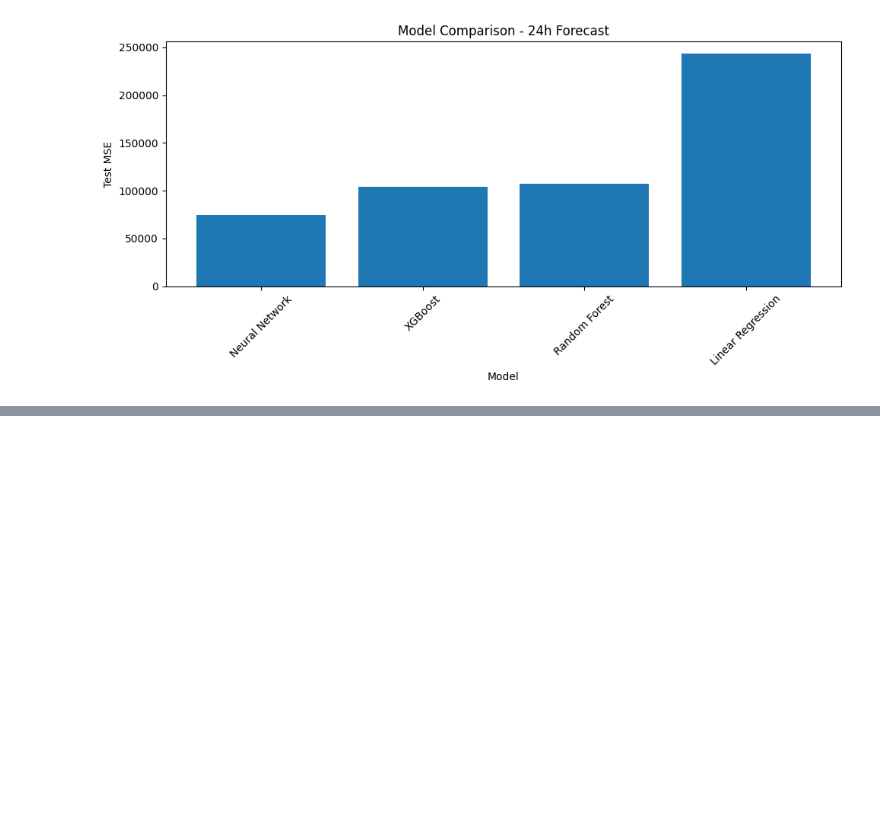
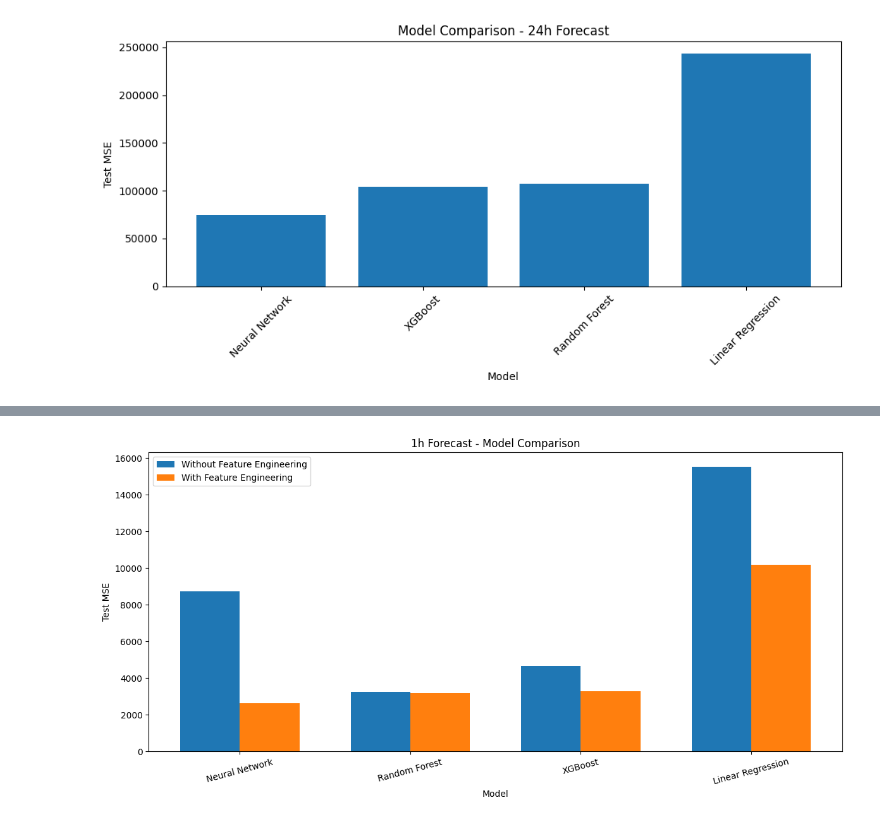
Before and after one commit to pbahde2/SupervisedLearning, a Jupyter notebook: SlCaseStudy.ipynb, the cells around one changed output, grey strips where cells are left out. Cells and saved outputs as stored; diff of their text form; code cells hidden in the pictures; blank space fills up the shorter version.

```diff
--- a/SlCaseStudy.ipynb
+++ b/SlCaseStudy.ipynb
@@ -601,0 +604,100 @@ Total Runtime: 17.34 minutes
+# %%
+import pandas as pd
+import matplotlib.pyplot as plt
+import numpy as np
+
+# =====================================================
+# Load results
+# =====================================================
+
+results_with_fe_1h = pd.read_csv(
+    "results_with_feature_engineering_1h.csv"
+)
+
+results_without_fe_1h = pd.read_csv(
+    "results_without_feature_engineering_1h.csv"
+)
+
+results_with_fe_24h = pd.read_csv(
+    "results_with_feature_engineering_24h.csv"
+)
+
+results_without_fe_24h = pd.read_csv(
+    "results_without_feature_engineering_24h.csv"
+)
+
+# =====================================================
+# Function for plotting
+# =====================================================
+
+def plot_results(results_with_fe, results_without_fe, horizon):
+
+    # Sort models consistently
+    models = results_with_fe["Model"].tolist()
+
+    mse_with_fe = (
+        results_with_fe
+        .set_index("Model")
+        .loc[models]["Test MSE"]
+        .values
+    )
+
+    mse_without_fe = (
+        results_without_fe
+        .set_index("Model")
+        .loc[models]["Test MSE"]
+        .values
+    )
+
+    x = np.arange(len(models))
+    width = 0.35
+
+    plt.figure(figsize=(12, 6))
+
+    plt.bar(
+        x - width / 2,
+        mse_without_fe,
+        width,
+        label="Without Feature Engineering"
+    )
+
+    plt.bar(
+        x + width / 2,
+        mse_with_fe,
+        width,
+        label="With Feature Engineering"
+    )
+
+    plt.xticks(x, models, rotation=15)
+
+    plt.ylabel("Test MSE")
+    plt.xlabel("Model")
+    plt.title(f"{horizon} Forecast - Model Comparison")
+
+    plt.legend()
+
+    plt.tight_layout()
+    plt.show()
+
+
+# =====================================================
+# 1h Plot
+# =====================================================
+
+plot_results(
+    results_with_fe_1h,
+    results_without_fe_1h,
+    horizon="1h"
+)
+
+# =====================================================
+# 24h Plot
+# =====================================================
+
+plot_results(
+    results_with_fe_24h,
+    results_without_fe_24h,
+    horizon="24h"
+)
+# %% [output]
+[figure, added]
```
Also changed, not shown: parts of 2 cells of this notebook.
